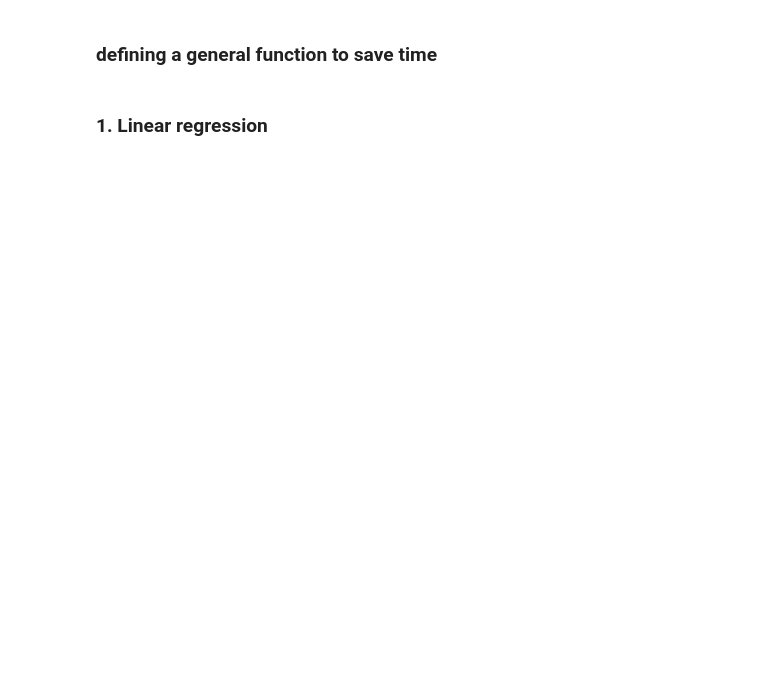
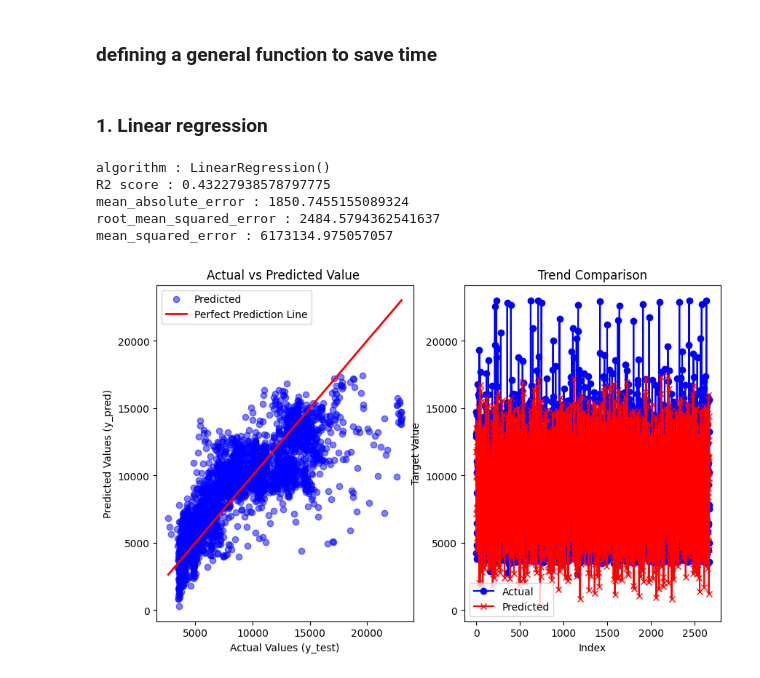
Before and after one commit to utsav87589/Flight-Price-EDA, a Jupyter notebook: notebooks/outliers_pred.ipynb, the cells around one changed output. Cells and saved outputs as stored; diff of their text form; code cells hidden in the pictures; blank space fills up the shorter version.

Commit message:
FE, EDA and predictions all done, only unsupervised ML portion left

```diff
--- a/notebooks/outliers_pred.ipynb
+++ b/notebooks/outliers_pred.ipynb
@@ -262,4 +262,19 @@ plt.plot(y_pred_rfr_new)
 # %% [markdown]
 ### defining a general function to save time
+# %%
+def predict_and_plot(algo, X_test_new, y_pred_rfr_new) :
+    y_pred_algo = algo.predict(X_test_new)
+    print(f"algorithm : {algo}")
+    metrices(y_pred_algo, y_pred_rfr_new)
+    plot_graphs(y_pred_rfr_new, y_pred_algo)
 # %% [markdown]
 ### 1. Linear regression
+# %%
+predict_and_plot(lr, X_test_new, y_pred_rfr_new)
+# %% [output]
+algorithm : LinearRegression()
+R2 score : 0.43227938578797775
+mean_absolute_error : 1850.7455155089324
+root_mean_squared_error : 2484.5794362541637
+mean_squared_error : 6173134.975057057
+[figure, added]
```
Also changed, not shown: parts of 16 cells of this notebook, 2 other files.
